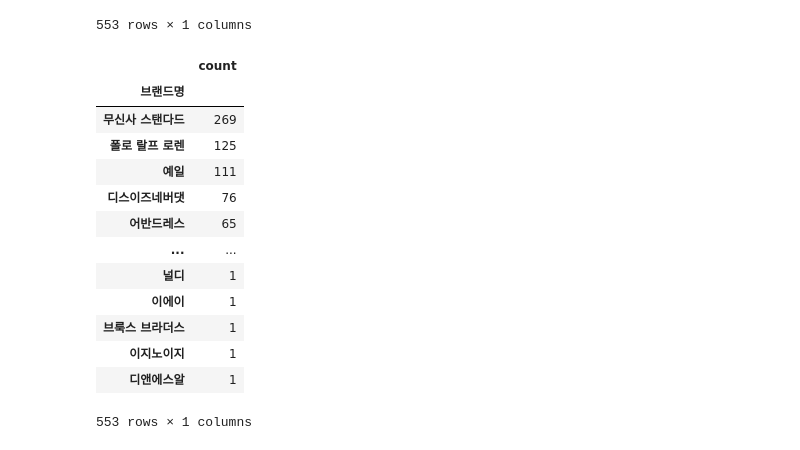
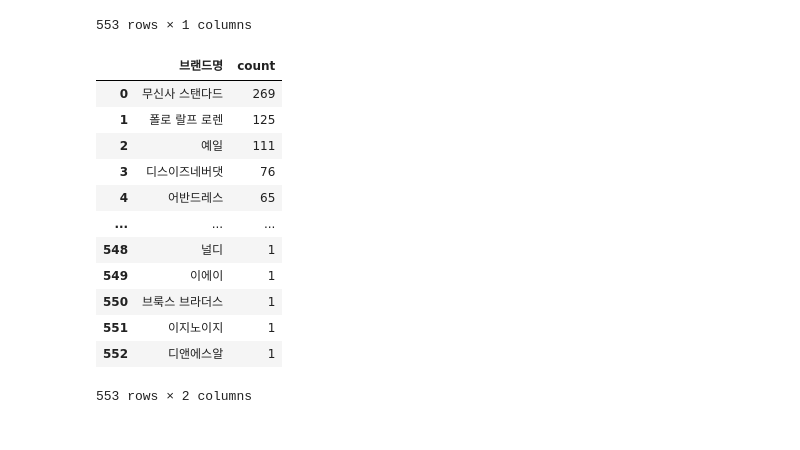
Before and after one commit to yeonseocho/Musinsa_23ss_Data, a Jupyter notebook: Musinsa_top_data.ipynb, the cells around one changed output. Drawn from its saved outputs; the diff is of its cells as text; code cells hidden in the pictures.

```diff
--- a/Musinsa_top_data.ipynb
+++ b/Musinsa_top_data.ipynb
@@ -191,4 +194,4 @@ merged_df
 # %%
-merged_df = merged_df.loc[merged_df['상품명'] != '0']
+merged_df = merged_df[merged_df['순위'] != 0]
 merged_df
 # %% [output]
@@ -207,0 +211,3 @@ merged_df
+# %%
+merged_df.loc[merged_df['평점'] == '평점 0점'] = 0
+merged_df
@@ -224,0 +263,2 @@ merged_df
+# %%
+merged_df['좋아요'] = merged_df['좋아요'].str.replace(',', '').astype(float)
@@ -224,0 +267,2 @@ merged_df
+# %%
+merged_df['평점'] = merged_df['평점'].astype(float)
@@ -263,22 +325,22 @@ pivot_table
 553 rows × 1 columns
 # %%
 sorted_pivot_table=pivot_table.sort_values(by='count', ascending=False)
+sorted_pivot_table.reset_index(inplace=True)
 sorted_pivot_table
 # %% [output]
-|  | count |
-| 브랜드명 |  |
-| 무신사 스탠다드 | 269 |
-| 폴로 랄프 로렌 | 125 |
-| 예일 | 111 |
-| 디스이즈네버댓 | 76 |
-| 어반드레스 | 65 |
-| ... | ... |
-| 널디 | 1 |
-| 이에이 | 1 |
-| 브룩스 브라더스 | 1 |
-| 이지노이지 | 1 |
-| 디앤에스알 | 1 |
+|  | 브랜드명 | count |
+| 0 | 무신사 스탠다드 | 269 |
+| 1 | 폴로 랄프 로렌 | 125 |
+| 2 | 예일 | 111 |
+| 3 | 디스이즈네버댓 | 76 |
+| 4 | 어반드레스 | 65 |
+| ... | ... | ... |
+| 548 | 널디 | 1 |
+| 549 | 이에이 | 1 |
+| 550 | 브룩스 브라더스 | 1 |
+| 551 | 이지노이지 | 1 |
+| 552 | 디앤에스알 | 1 |
-553 rows × 1 columns
+553 rows × 2 columns
 # %%
 import matplotlib.pyplot as plt
 import seaborn as sns
```
Also changed, not shown: parts of 15 cells of this notebook.
